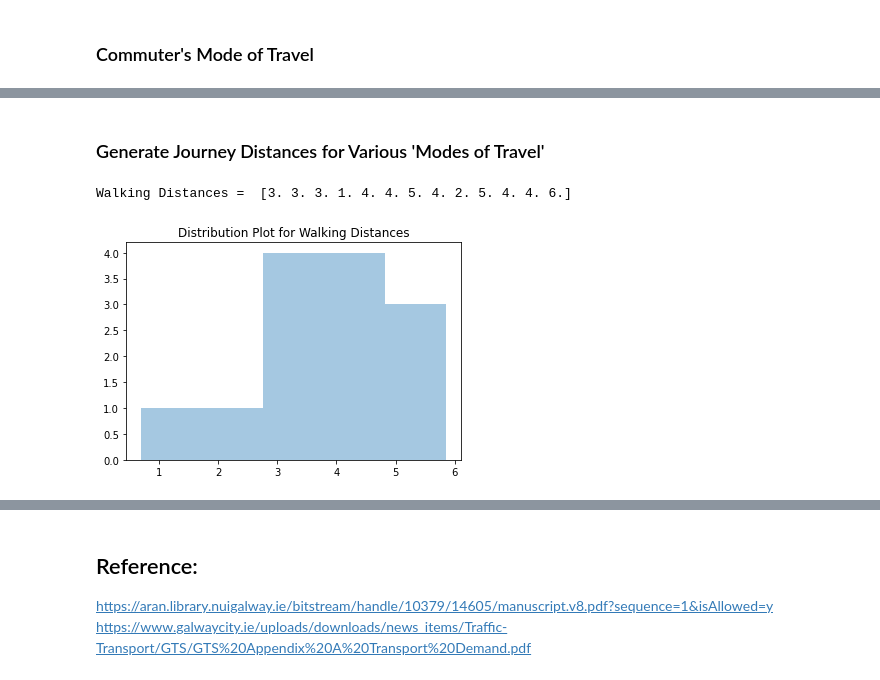
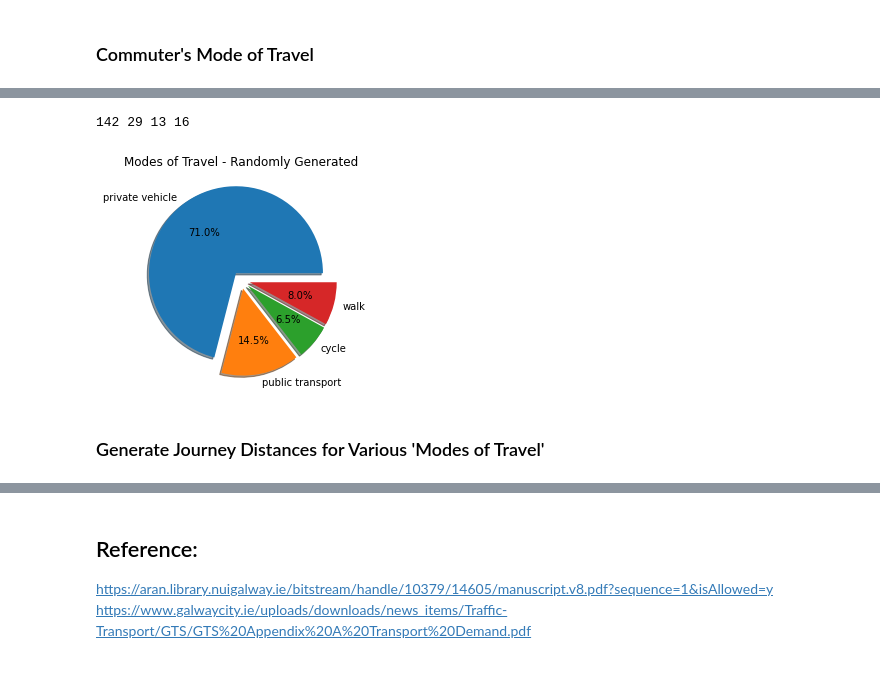
Before and after one commit to PaulSweeney89/ProgDA-Project2020, a Jupyter notebook: Test Dataset.ipynb, the cells around one changed output, grey strips where cells are left out. Cells and saved outputs as stored; diff of their text form; code cells hidden in the pictures.

```diff
--- a/Test Dataset.ipynb
+++ b/Test Dataset.ipynb
@@ -8,11 +8,9 @@ import random
 ### Commuter's Gender & Age
 # %%
 g = ['Male', 'Female']
-gender = np.random.choice(g, size=100, p=(0.489, 0.511))
+gender = np.random.choice(g, size=200, p=(0.489, 0.511))
 
-age = np.random.randint(low=18, high=65, size=100)
-
-data = {'Gender':gender, 'Age':age, 'Mode of Travel':mode}
+age = np.random.randint(low=18, high=65, size=200)
 # %% [markdown]
 ### Commuter's Mode of Travel
 # %%
@@ -52,17 +85,23 @@ plt.show()
+# %%
+# Adjusted modes of transport for range of age groups
+mode_adj = mot(age)
+
+drivers = mode_adj.count('private vehicle')
+passengers = mode_adj.count('public transport')
+cyclists = mode_adj.count('cycle')
+walkers = mode_adj.count('walk')
+
+print(drivers, passengers, cyclists, walkers)
+
+# Output count list as 'c'.
+c = [drivers] + [passengers] + [cyclists] + [walkers]
+
+# Pie chart of randomly generated split between modes of travel.
+plt.pie(c, labels=m, explode = (0.1, 0.1, 0.1, 0.1), shadow=True, autopct='%1.1f%%')
+plt.title("Modes of Travel - Randomly Generated")
+plt.show()
+# %% [output]
+142 29 13 16
+[figure, added]
 # %% [markdown]
 ### Generate Journey Distances for Various 'Modes of Travel'
-# %%
-# Journey distances for walking commuters
-d_w = np.random.triangular(left=0, mode=5, right=6, size=walkers)
-
-# Round distances to nearest km
-jd_w = np.round(d_w, 0)
-
-# Output distances & distribution plot
-print('Walking Distances = ', jd_w)
-sns.distplot(d_w, kde=False)
-plt.title("Distribution Plot for Walking Distances")
-plt.show()
-# %% [output]
-Walking Distances =  [3. 3. 3. 1. 4. 4. 5. 4. 2. 5. 4. 4. 6.]
-[figure, removed]
```
Also changed, not shown: parts of 41 cells of this notebook.
